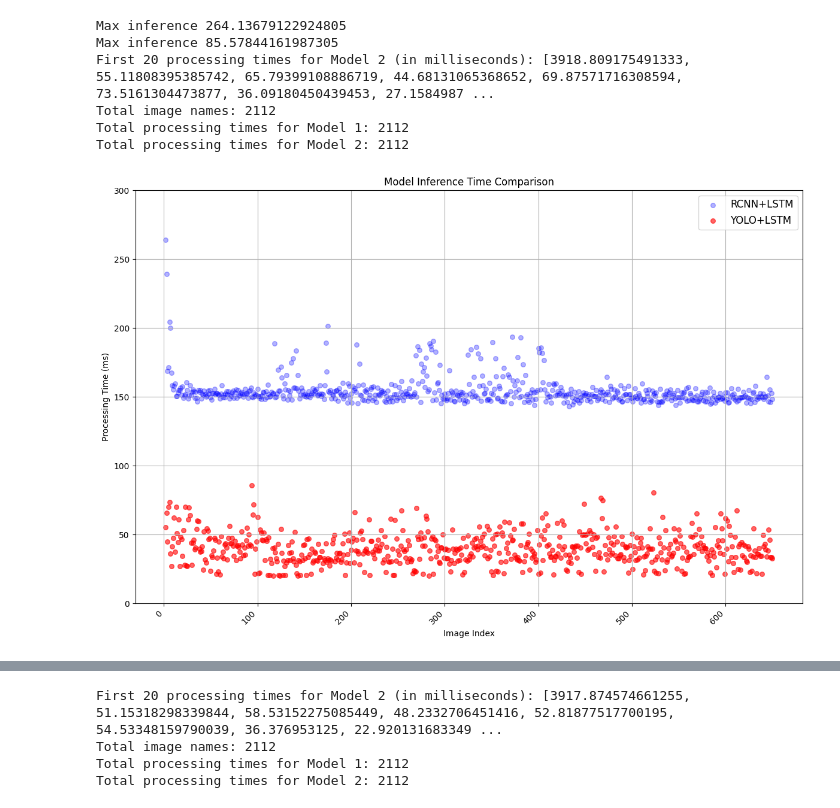
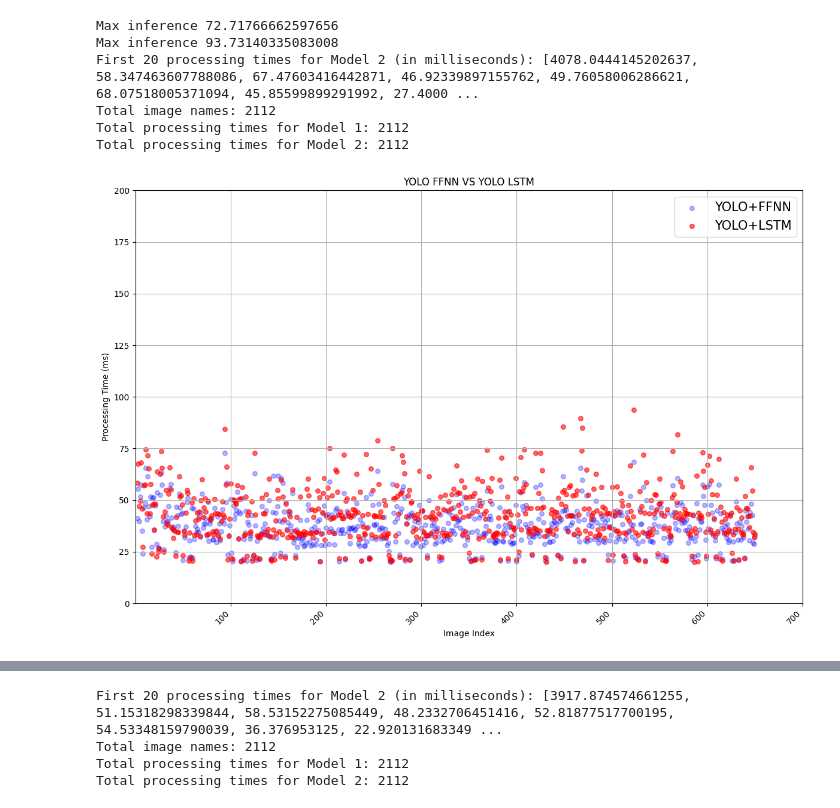
Before and after one commit to ncsu-yoon-lab/project-oval, a Jupyter notebook: project-oval/localization/test_inferences/test_inference_plotter.ipynb, the cells around one changed output, grey strips where cells are left out. Saved outputs shown, nothing was run; the diff lists cells and outputs as text; code cells hidden in the pictures.

Commit message:
Revised Inference Plot

```diff
--- a/project-oval/localization/test_inferences/test_inference_plotter.ipynb
+++ b/project-oval/localization/test_inferences/test_inference_plotter.ipynb
@@ -84,7 +98,8 @@ Total processing times for Model 2: 2112
 # %%
+# Plot to show LSTM == FFNN
 # Open the csv file
-csv_file_path_model_1 = "RCNN_LSTM_Normal_Shallow.csv"
-csv_file_path_model_2 = "YOLO_LSTM_normal_shallow.csv"
+csv_file_path_model_1 = "../new_test_inferences/YOLO+FFNNLatLon+FFNNCompass.csv"
+csv_file_path_model_2 = "../new_test_inferences/YOLO+LSTMLatLon+LSTMCompass.csv"
 
 # Removing the outlier and 2112 is the total image size
 image_names = [i for i in range(1, 2113)]
@@ -96,70 +111,76 @@ with open(csv_file_path_model_1, 'r') as file:
     # Iterate over the rows in the CSV and extract the columns you need
     for row in reader:
         # Convert to milliseconds by multiplying by 1000
-        processing_times_model_1.append(float(row['Processing Time (s)']) * 1000)
+        processing_times_model_1.append(float(row['Total Time']) * 1000)
 
 with open(csv_file_path_model_2, "r") as file:
     reader = csv.DictReader(file)
 
     processing_times_model_2 = []
 
     for row in reader:
         # Convert to milliseconds by multiplying by 1000
-        processing_times_model_2.append(float(row['Processing Time']) * 1000)
+        processing_times_model_2.append(float(row['Total Time']) * 1000)
 
 print(f"Max inference {max(processing_times_model_1[1:650])}")
 print(f"Max inference {max(processing_times_model_2[1:650])}")
 # Display the first 20 values in milliseconds
 print("First 20 processing times for Model 2 (in milliseconds):", processing_times_model_2[:20])
 print("Total image names:", len(image_names))
 print("Total processing times for Model 1:", len(processing_times_model_1))
 print("Total processing times for Model 2:", len(processing_times_model_2))
 
 # Check if the lengths are consistent before plotting
-if len(image_names) == len(processing_times_model_1) == len(processing_times_model_2):
+
 
     # Plotting both datasets on the same axes
-    fig = plt.figure(figsize=(12, 8))
-    ax1 = fig.add_subplot(111)
+fig = plt.figure(figsize=(12, 8))
+ax1 = fig.add_subplot(111)
 
-    # Scatter plot for Model 1 (RCNN)
-    ax1.scatter(image_names[1:650], processing_times_model_1[1:650], color='blue', s=30, alpha=0.3, label="RCNN+LSTM")
+# Scatter plot for Model 1 (RCNN)
+ax1.scatter(image_names[1:650], processing_times_model_1[1:650], color='blue', s=30, alpha=0.3, label="YOLO+FFNN")
 
-    # Scatter plot for Model 2 (YOLO)
-    ax1.scatter(image_names[1:650], processing_times_model_2[1:650], color='red', s=30, alpha=0.6, label="YOLO+LSTM")
+# Scatter plot for Model 2 (YOLO)
+ax1.scatter(image_names[1:650], processing_times_model_2[1:650], color='red', s=30, alpha=0.6, label="YOLO+LSTM")
 
-    # Add titles and labels
-    plt.title('Model Inference Time Comparison')
-    plt.xlabel('Image Index')
-    plt.ylabel('Processing Time (ms)')
-    plt.xticks(rotation=45, ha='right')
+# Add titles and labels
+plt.title('YOLO FFNN VS YOLO LSTM')
+plt.xlabel('Image Index')
+plt.ylabel('Processing Time (ms)')
+plt.xticks(rotation=45, ha='right')
 
-    # Adjust y-axis limits to zoom in on the area of interest
-    ax1.set_ylim([0, 300])
+# Adjust y-axis limits to zoom in on the area of interest
+ax1.set_ylim([0, 200])
+ax1.set_xlim([0, 650])
 
-    # Add a legend with larger font size
-    plt.legend(fontsize=12)
+# Get current tick values
+ticks = ax1.get_xticks()
 
-    # Add a grid
-    ax1.grid(True)
+# Remove 0 and set new ticks without the 0
+new_ticks = ticks[ticks != 0]
+ax1.set_xticks(new_ticks)
 
-    # Adjust layout and display the plot
-    plt.tight_layout()
+# Add a legend with larger font size
+plt.legend(fontsize=15)
 
-    # Save the plot as an image (jpg)
-    plt.savefig('RCNN_VS_YOLO+LSTM.jpg', dpi=300)
-    plt.savefig('RCNN_VS_YOLO+LSTM.png', dpi=300)
-    plt.savefig('RCNN_VS_YOLO+LSTM.pdf', dpi=300)
-    # Show the plot
-    plt.show()
+# Add a grid
+ax1.grid(True)
 
-else:
-    print("Lengths of the datasets do not match. Cannot plot!")
+# Adjust layout and display the plot
+plt.tight_layout()
+
+# Save the plot as an image (jpg, png, pdf)
+plt.savefig('YOLOFFNN_VS_YOLOLSTM.jpg', dpi=300)
+plt.savefig('YOLOFFNN_VS_YOLOLSTM.png', dpi=300)
+plt.savefig('YOLOFFNN_VS_YOLOLSTM.pdf', dpi=300)
+
+# Show the plot
+plt.show()
 # %% [output]
-Max inference 264.13679122924805
-Max inference 85.57844161987305
-First 20 processing times for Model 2 (in milliseconds): [3918.809175491333, 55.11808395385742, 65.79399108886719, 44.68131065368652, 69.87571716308594, 73.5161304473877, 36.09180450439453, 27.1584987 ...
+Max inference 72.71766662597656
+Max inference 93.73140335083008
+First 20 processing times for Model 2 (in milliseconds): [4078.0444145202637, 58.347463607788086, 67.47603416442871, 46.92339897155762, 49.76058006286621, 68.07518005371094, 45.85599899291992, 27.4000 ...
 Total image names: 2112
 Total processing times for Model 1: 2112
 Total processing times for Model 2: 2112
-[figure, old version]
+[figure, new version]
```
Also changed, not shown: parts of 2 cells of this notebook, 9 other files.
